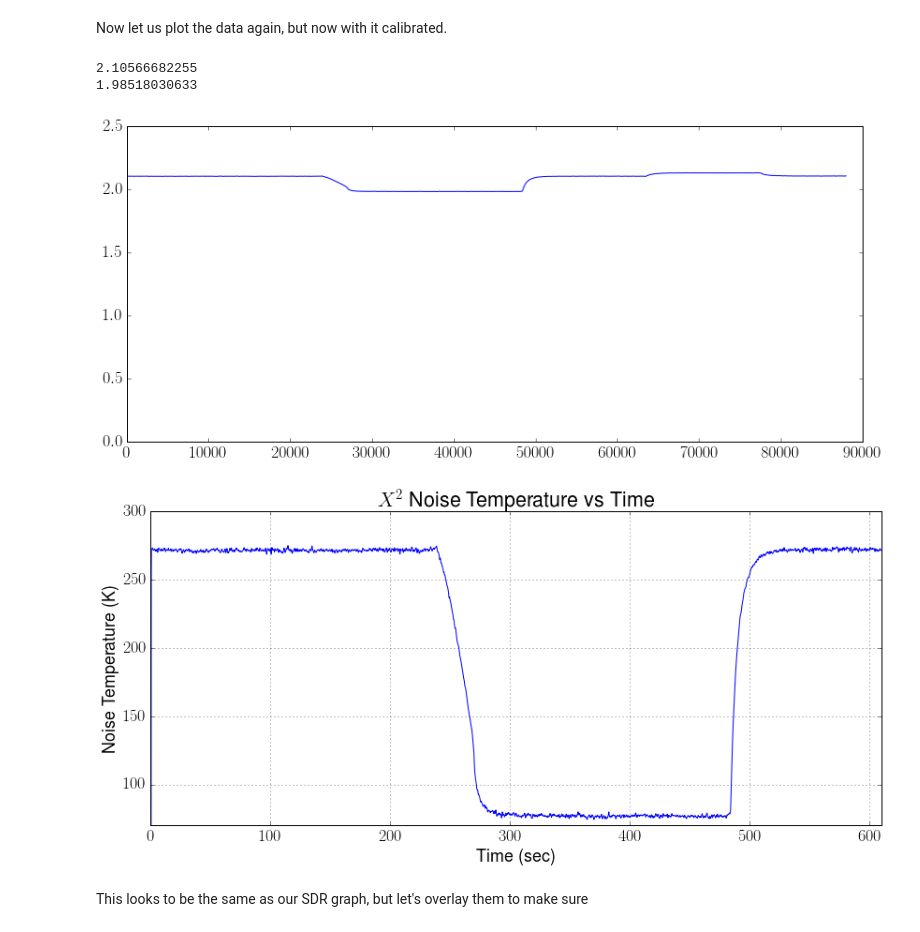
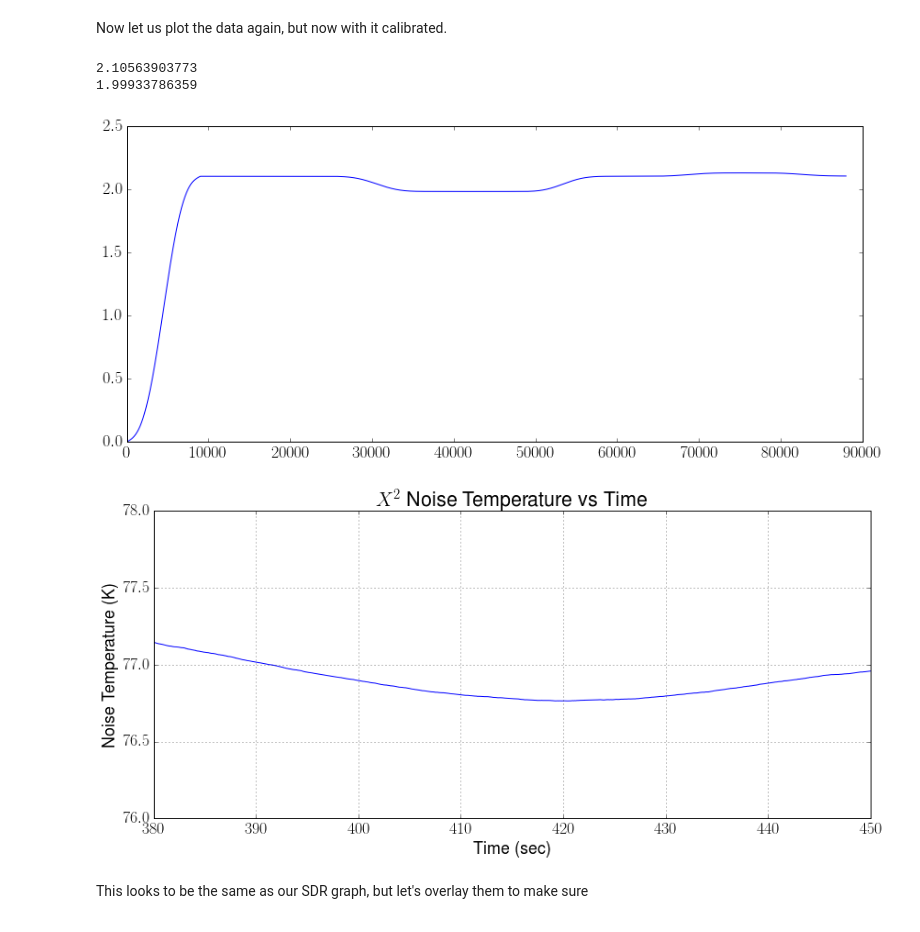
Before and after one commit to matgyver/Radiometer-SDR-Thesis, a Jupyter notebook: Experiments/Exp1/radiometer_experiment_1.ipynb, the cells around one changed output. Drawn from its saved outputs; the diff is of its cells as text; code cells hidden in the pictures.

```diff
--- a/Experiments/Exp1/radiometer_experiment_1.ipynb
+++ b/Experiments/Exp1/radiometer_experiment_1.ipynb
@@ -280,8 +280,8 @@ Unlike the software defined radio, we do not have an integrator or low pass filt
 Using Scipy, we can use the signal processing tools to generate a low pass filter and then apply it to the data we have.  Once again, python makes this very easy to implement and use.
 # %%
 from scipy import signal
-N=100
-Fc=.08
+N=9000
+Fc=1e-9
 Fs=1600
 h=scipy.signal.firwin(numtaps=N, cutoff=Fc, nyq=Fs/2)
 x2_filt=scipy.signal.lfilter(h,1.0,x2_voltage)
@@ -323,21 +323,22 @@ print x2ice_avg
 x2ln2_avg = numpy.mean(x2_ln2snip)
 print x2ln2_avg
 # %% [output]
-2.10566682255
-1.98518030633
+2.10563903773
+1.99933786359
-[figure, old version]
+[figure, new version]
 # %%
 fig = plt.figure(figsize=(14,6), dpi=300)
 plot(w,x2_calib)
 xlabel('Time (sec)')
 ylabel('Noise Temperature (K)')
 title('$X^2$ Noise Temperature vs Time')
-axis([0, 610, 70, 300])
+#axis([0, 610, 70, 300])
+axis([380, 450, 76, 78])
 grid(True)
 fig.savefig("x2_calibrated.pdf", dpi=300)
 fig.savefig("x2_calibrated.png", dpi=300)
 # %% [output]
-[figure, old version]
+[figure, new version]
 # %% [markdown]
 This looks to be the same as our SDR graph, but let's overlay them to make sure
 # %%
```
Also changed, not shown: parts of 10 cells of this notebook, 26 other files.
